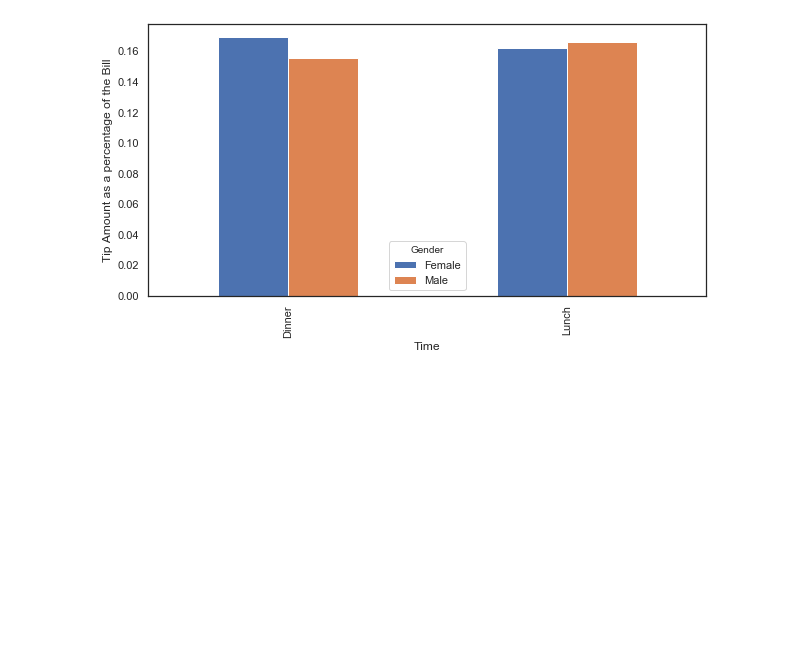
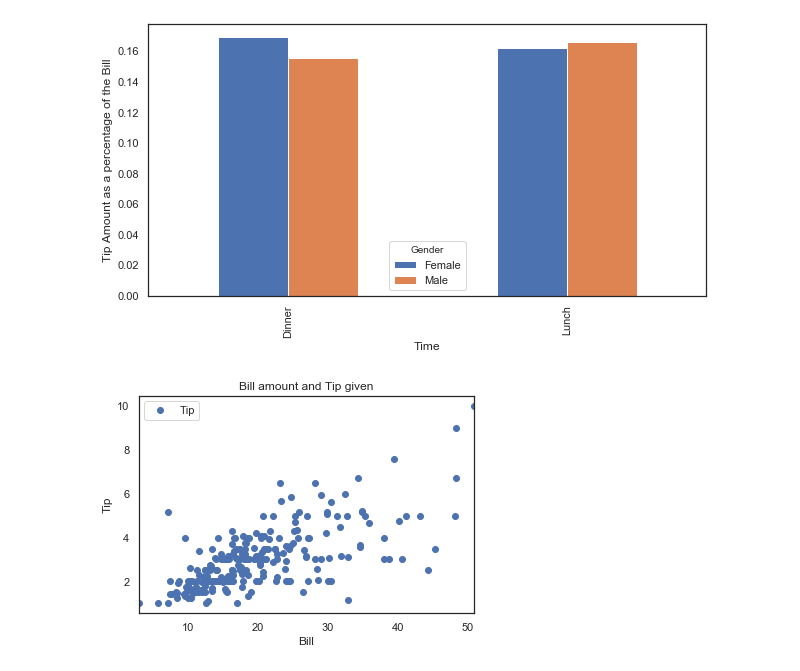
Before and after one commit to pocathain08/Fund_of_Data_Analysis, a Jupyter notebook: Fund_of_Data_Analysis_Assessment.ipynb, the cells around one changed output. Drawn from its saved outputs; the diff is of its cells as text; code cells hidden in the pictures; blank space fills up the shorter version.

```diff
--- a/Fund_of_Data_Analysis_Assessment.ipynb
+++ b/Fund_of_Data_Analysis_Assessment.ipynb
@@ -108,3 +108,11 @@ plt.ylabel('Tip Amount as a percentage of the Bill')
 # %% [output]
 Text(0, 0.5, 'Tip Amount as a percentage of the Bill')
 [figure]
+# %%
+df.plot(x='Bill', y='Tip', style='o')
+plt.title('Bill amount and Tip given')
+plt.xlabel('Bill')
+plt.ylabel('Tip')
+plt.show()
+# %% [output]
+[figure, added]
```
Also changed, not shown: parts of 6 cells of this notebook, 1 other file.
